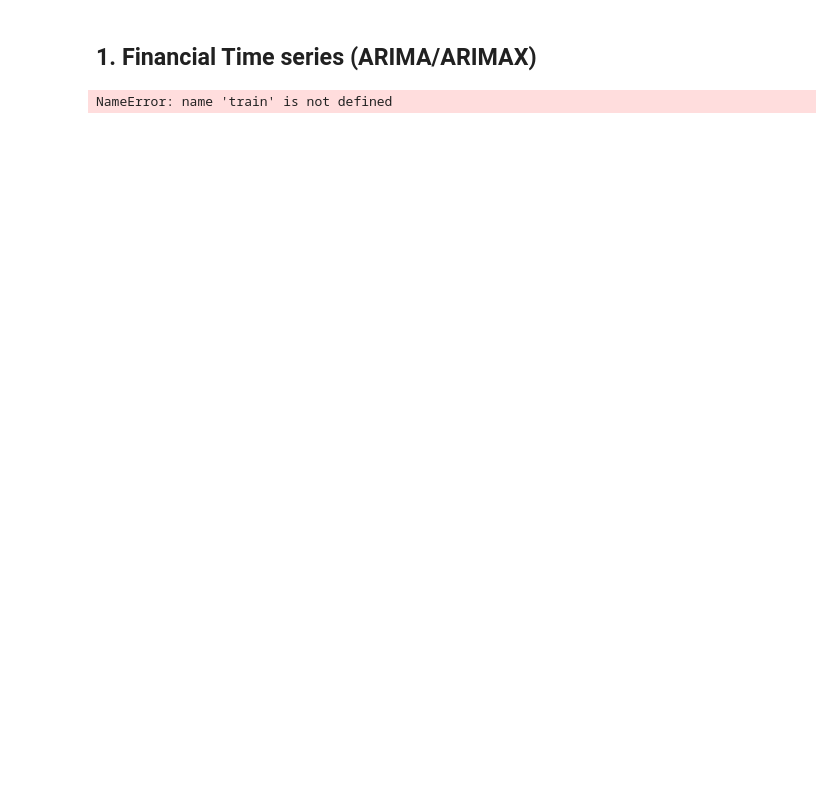
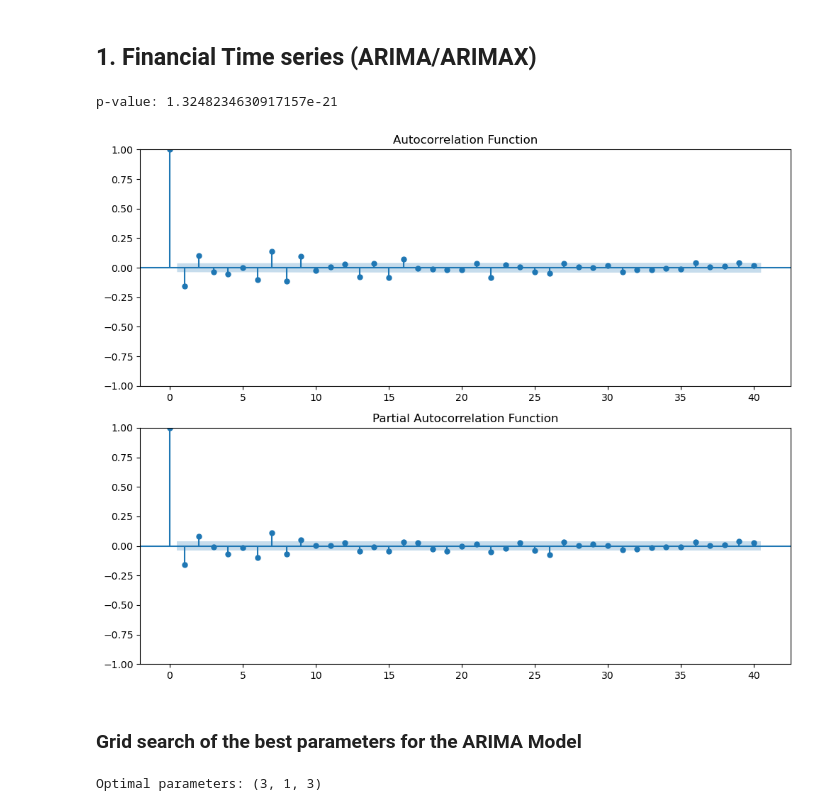
Before and after one commit to Jimmy-Bao-01/AML_project, a Jupyter notebook: notebook.ipynb, the cells around one changed output. Saved outputs shown, nothing was run; the diff lists cells and outputs as text; code cells hidden in the pictures; blank space fills up the shorter version.

Commit message:
implementation of ARIMA/ARIMAX with gridsearch

```diff
--- a/notebook.ipynb
+++ b/notebook.ipynb
@@ -206,14 +207,31 @@ Training target shape: (2801,)
 Testing target shape: (701,)
 # %% [markdown]
 ## **1. Financial Time series (ARIMA/ARIMAX)**
-# %%
-from statsmodels.tsa.arima.model import ARIMA
-
-# Fit ARIMA model
-model = ARIMA(train['returns'], order=(p, d, q))  # Replace (p, d, q) with chosen parameters
-model_fit = model.fit()
-
-# Print model summary
-print(model_fit.summary())
-# %% [output]
-NameError: name 'train' is not defined
+# %%
+from statsmodels.tsa.arima.model import ARIMA
+from sklearn.metrics import mean_squared_error
+from statsmodels.tsa.stattools import adfuller
+from sklearn.metrics import r2_score
+
+# Select the target variable (returns)
+train_returns = y_train  # Training target
+test_returns = y_test    # Testing target
+
+result = adfuller(train_returns.dropna())
+print(f"p-value: {result[1]}")
+# %% [output]
+p-value: 1.3248234630917157e-21
+# %%
+from statsmodels.graphics.tsaplots import plot_acf, plot_pacf
+import matplotlib.pyplot as plt
+
+# Plot ACF and PACF
+fig, ax = plt.subplots(2, 1, figsize=(10, 8))
+plot_acf(train_returns, ax=ax[0], lags=40, title="Autocorrelation Function")
+plot_pacf(train_returns, ax=ax[1], lags=40, title="Partial Autocorrelation Function")
+plt.tight_layout()
+plt.show()
+# %% [output]
+[figure, added]
+# %% [markdown]
+### Grid search of the best parameters for the ARIMA Model
@@ -219,0 +242,25 @@ NameError: name 'train' is not defined
+# %%
+import itertools
+import warnings
+warnings.filterwarnings("ignore")  # Suppress ARIMA warnings during grid search
+
+# Extend parameter ranges
+p = d = q = range(0, 5)  # Increase range
+pdq = list(itertools.product(p, d, q))
+
+best_aic = float("inf")
+best_pdq_arima = None
+
+for param in tqdm(pdq):
+    try:
+        model = ARIMA(train_returns, order=param)
+        model_fit = model.fit()
+        if model_fit.aic < best_aic:
+            best_aic = model_fit.aic
+            best_pdq_arima = param
+    except:
+        continue
+
+print(f"Optimal parameters: {best_pdq_arima}")
+# %% [output]
+Optimal parameters: (3, 1, 3)
```
Also changed, not shown: parts of 13 cells of this notebook, 2 other files.
